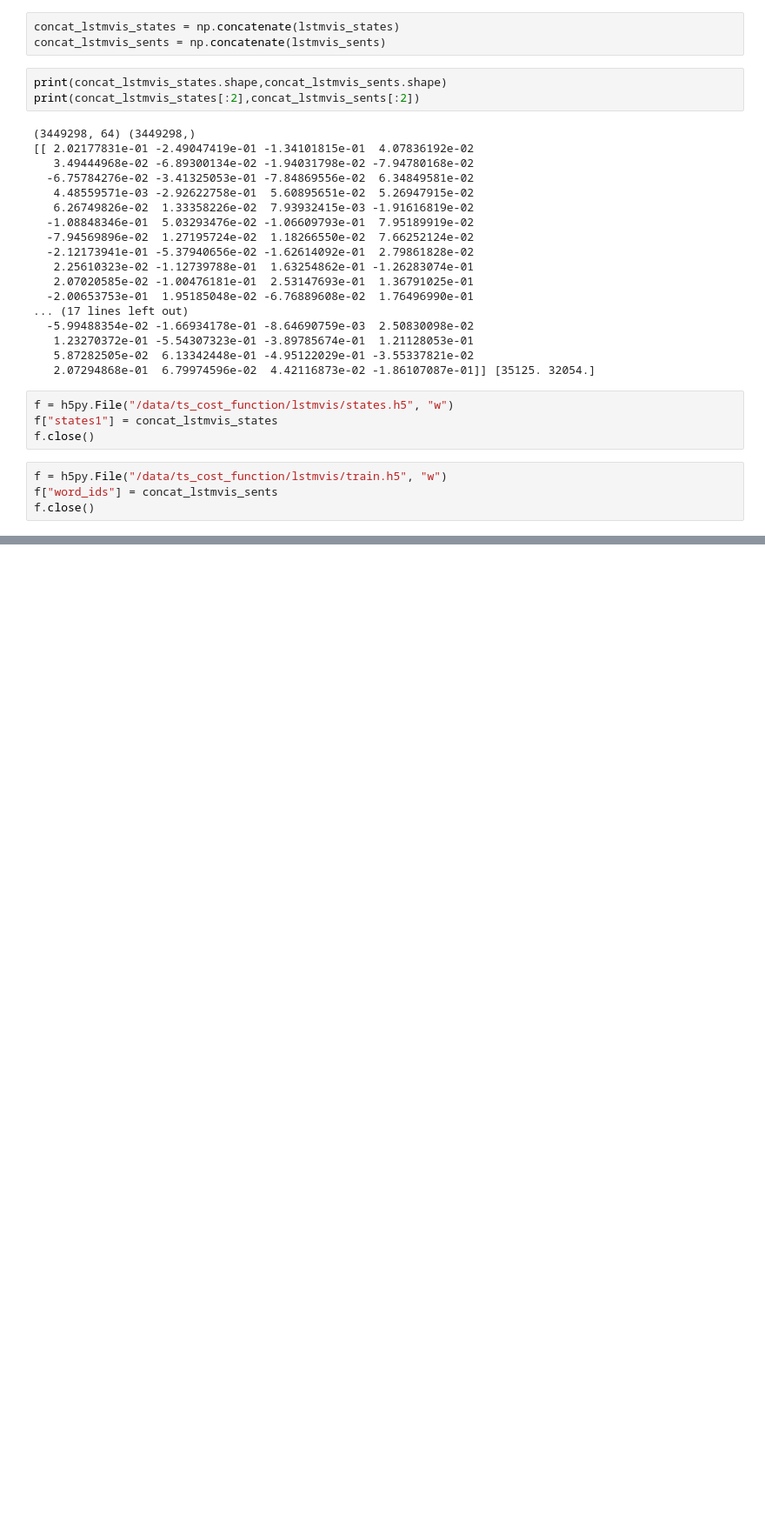
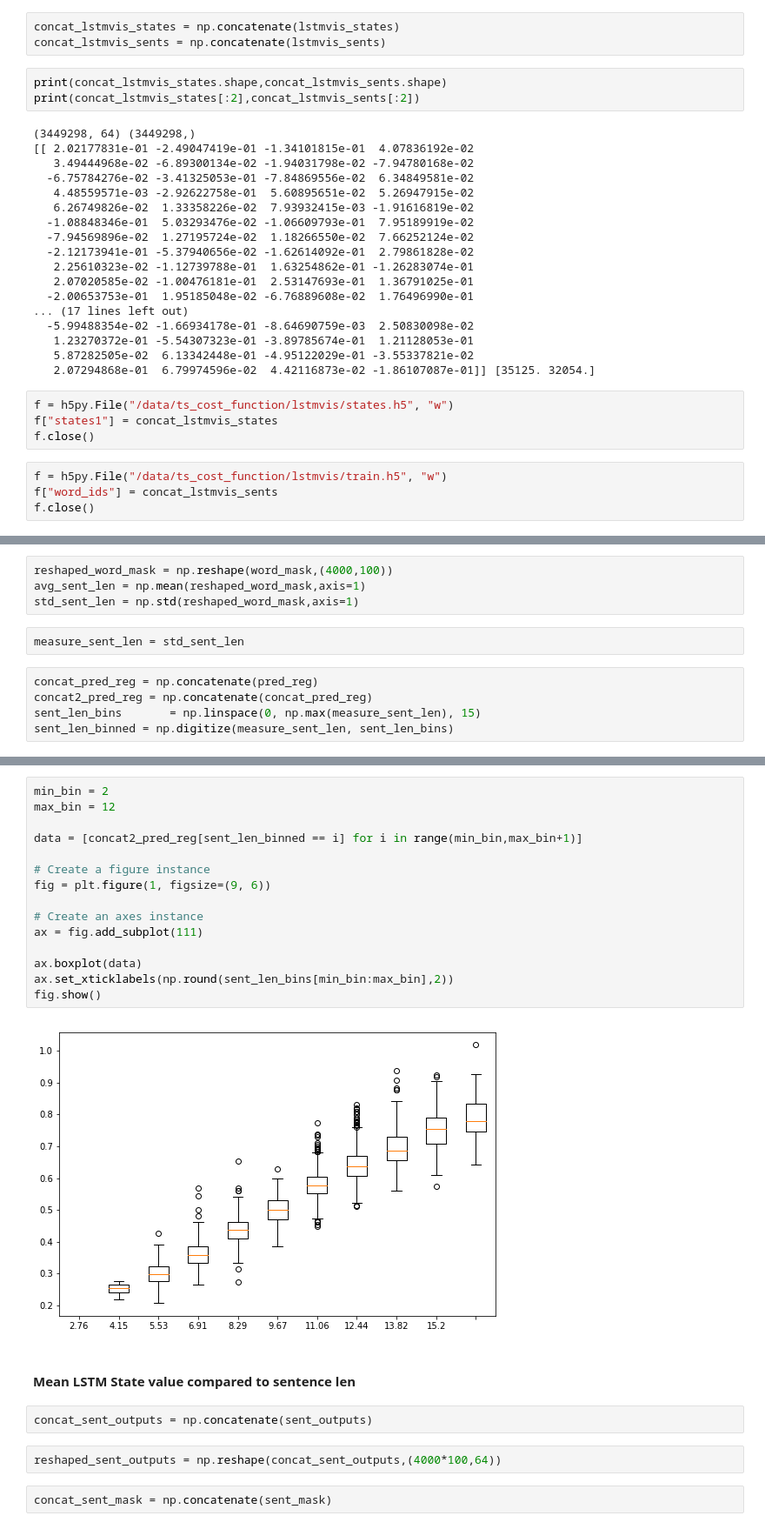
Before and after one commit to PaulOpu/TS_LossFunction, a Jupyter notebook: code/Opuchlich_Cost_Function_NN.ipynb, the cells around one changed output, grey strips where cells are left out. Shown at 87% size. Cells and saved outputs as stored; diff of their text form; blank space fills up the shorter version.

Commit message:
lstm state change over time

```diff
--- a/code/Opuchlich_Cost_Function_NN.ipynb
+++ b/code/Opuchlich_Cost_Function_NN.ipynb
@@ -962,0 +999,11 @@ f.close()
+# %%
+reshaped_word_mask = np.reshape(word_mask,(4000,100))
+avg_sent_len = np.mean(reshaped_word_mask,axis=1)
+std_sent_len = np.std(reshaped_word_mask,axis=1)
+# %%
+measure_sent_len = std_sent_len
+# %%
+concat_pred_reg = np.concatenate(pred_reg)
+concat2_pred_reg = np.concatenate(concat_pred_reg)
+sent_len_bins       = np.linspace(0, np.max(measure_sent_len), 15)
+sent_len_binned = np.digitize(measure_sent_len, sent_len_bins)
@@ -962,0 +1026,25 @@ f.close()
+# %%
+min_bin = 2
+max_bin = 12
+
+data = [concat2_pred_reg[sent_len_binned == i] for i in range(min_bin,max_bin+1)]
+
+# Create a figure instance
+fig = plt.figure(1, figsize=(9, 6))
+
+# Create an axes instance
+ax = fig.add_subplot(111)
+
+ax.boxplot(data)
+ax.set_xticklabels(np.round(sent_len_bins[min_bin:max_bin],2))
+fig.show()
+# %% [output]
+[figure, added]
+# %% [markdown]
+#### Mean LSTM State value compared to sentence len
+# %%
+concat_sent_outputs = np.concatenate(sent_outputs)
+# %%
+reshaped_sent_outputs = np.reshape(concat_sent_outputs,(4000*100,64))
+# %%
+concat_sent_mask = np.concatenate(sent_mask)
```
Also changed, not shown: parts of 16 cells of this notebook.
